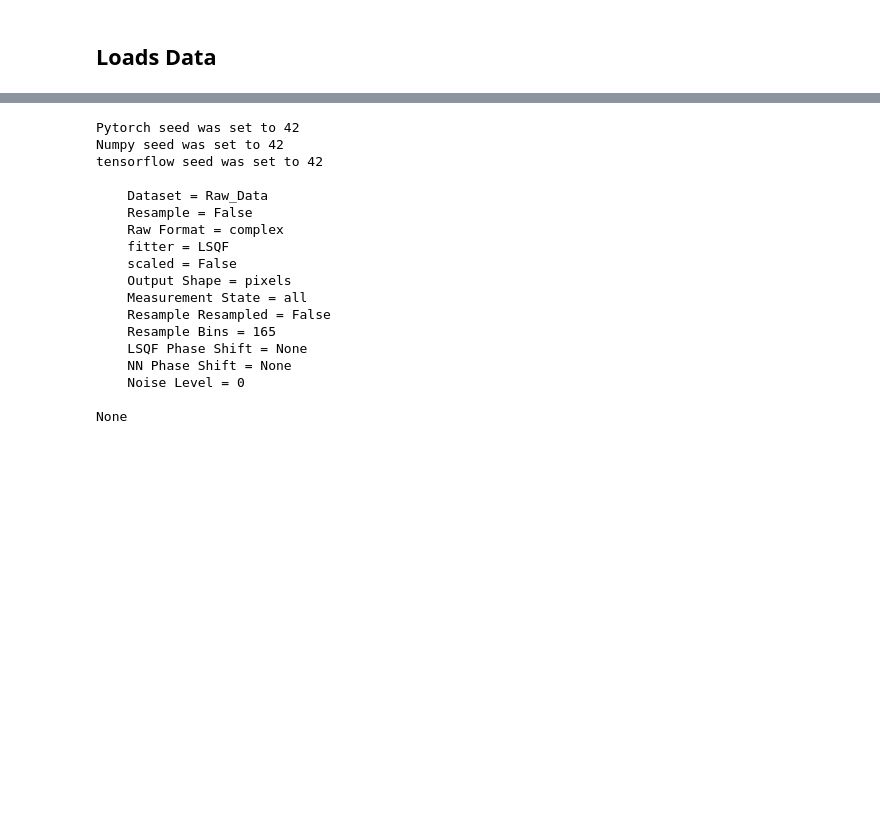
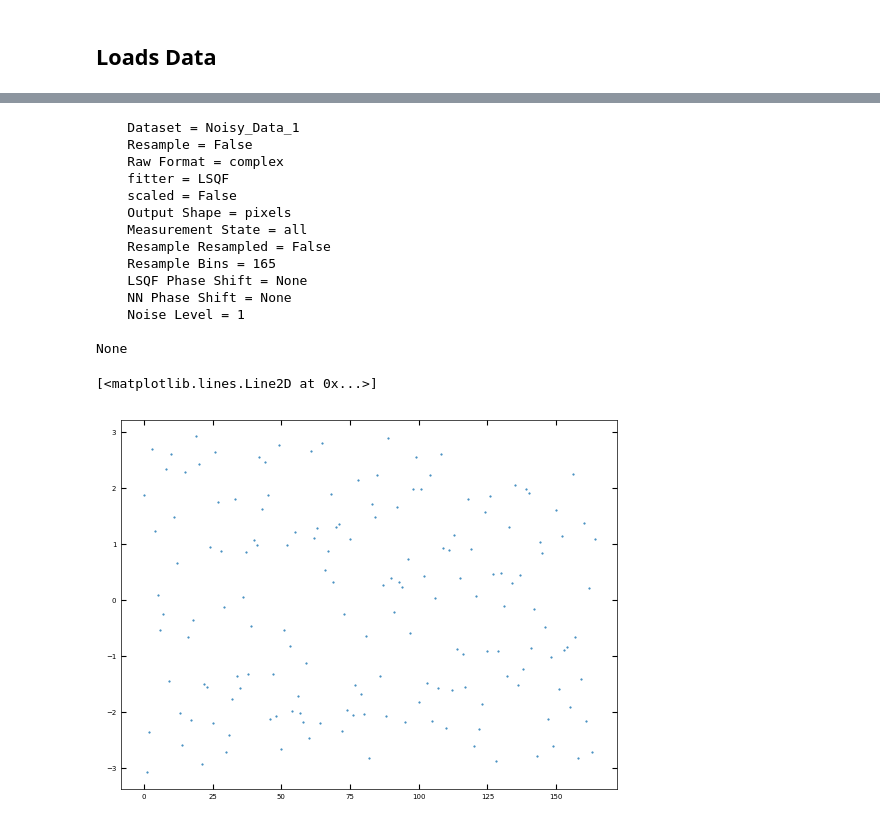
Before and after one commit to m3-learning/m3_learning, a Jupyter notebook: m3_learning/papers/2023_Rapid_Fitting/Training_neural_networks.ipynb, the cells around one changed output, grey strips where cells are left out. Saved outputs shown, nothing was run; the diff lists cells and outputs as text; code cells hidden in the pictures; blank space fills up the shorter version.

```diff
--- a/m3_learning/papers/2023_Rapid_Fitting/Training_neural_networks.ipynb
+++ b/m3_learning/papers/2023_Rapid_Fitting/Training_neural_networks.ipynb
@@ -42,7 +42,7 @@ tensorflow seed was set to 42
 ## Loads Data
 # %%
 # Specify the filename and the path to save the file
-filename = "data_raw_SHO.h5"
+filename = "data_raw_original.h5"
 save_path = "./Data"
 
 
@@ -75,0 +74,8 @@ num_udvs_steps : 384
+# %%
+optimizers = ['Adam', "AdaHessian"]
+noise = [1, 2, 3, 0, 4, 5, 6, 7, 8, 9]
+batch_size = [100, 250, 500, 1000, 2000, 5000, 10000]
+epochs = [5]
+seed = [42]
+
+batch_training(dataset, optimizers, noise, batch_size, epochs, seed, write_CSV = "Batch_training_noise.csv")
@@ -76,14 +136,10 @@ num_udvs_steps : 384
+# %%
+dataset.noise = 1
 # %%
-random_seed(seed=42)
-
 # constructs a test train split
 X_train, X_test, y_train, y_test = dataset.test_train_split_(shuffle=True)
 # %% [output]
-Pytorch seed was set to 42
-Numpy seed was set to 42
-tensorflow seed was set to 42
-
-    Dataset = Raw_Data
+    Dataset = Noisy_Data_1
     Resample = False
     Raw Format = complex
     fitter = LSQF
@@ -94,6 +150,6 @@ tensorflow seed was set to 42
     Resample Bins = 165
     LSQF Phase Shift = None
     NN Phase Shift = None
-    Noise Level = 0
+    Noise Level = 1
 
 None
@@ -109,0 +156,6 @@ model = SHO_Model(dataset, training=True, model_basename="SHO_Fitter_original_da
+# %%
+import matplotlib.pyplot as plt
+plt.plot(X_train[500,:, 1], 'o', alpha=1)
+# %% [output]
+[<matplotlib.lines.Line2D at 0x...>]
+[figure, added]
```
Also changed, not shown: parts of 10 cells of this notebook, 11 other files.
